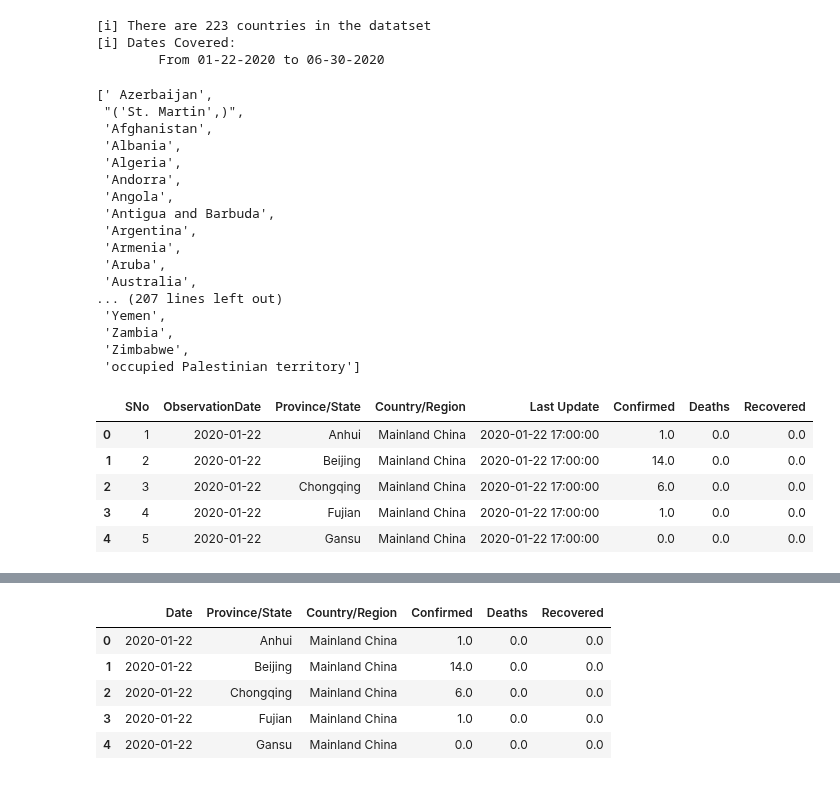
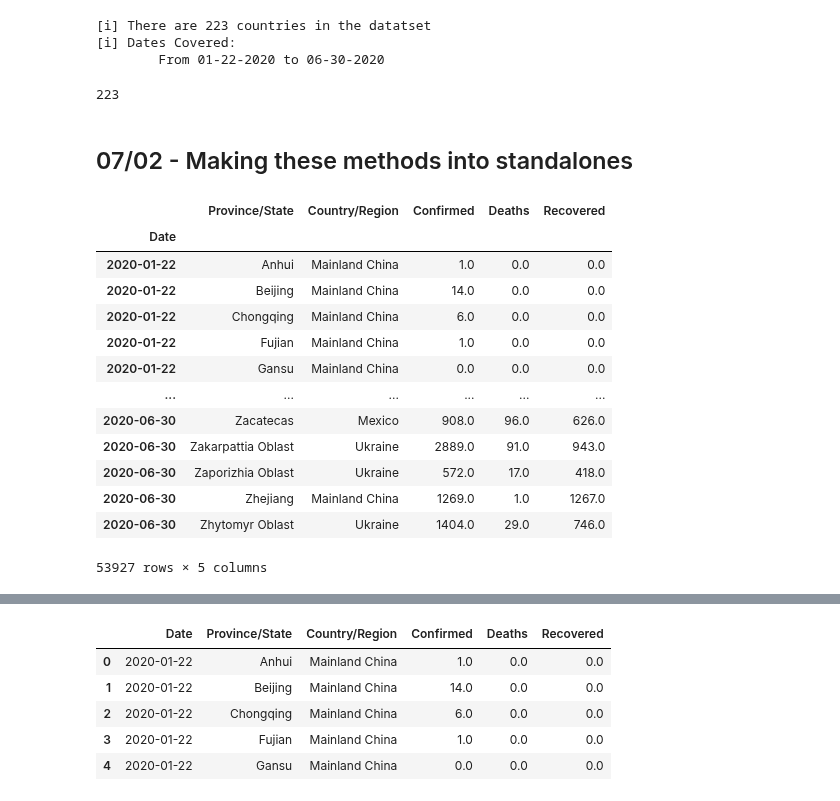
Before and after one commit to jirvingphd/playing-with-coronavirus-data, a Jupyter notebook: coronavirus-v2-post-classes.ipynb, the cells around one changed output, grey strips where cells are left out. Drawn from its saved outputs; the diff is of its cells as text; code cells hidden in the pictures.

```diff
--- a/coronavirus-v2-post-classes.ipynb
+++ b/coronavirus-v2-post-classes.ipynb
@@ -106,22 +106,6 @@ corona = CoronaData(verbose=True,run_workflow=True)
 # %%
 df_world = corona.df.copy()
 countries = list(df_world.groupby('Country/Region').groups.keys())
-countries
+len(countries)
 # %% [output]
-[' Azerbaijan',
- "('St. Martin',)",
- 'Afghanistan',
- 'Albania',
- 'Algeria',
- 'Andorra',
- 'Angola',
- 'Antigua and Barbuda',
- 'Argentina',
- 'Armenia',
- 'Aruba',
- 'Australia',
-... (207 lines left out)
- 'Yemen',
- 'Zambia',
- 'Zimbabwe',
- 'occupied Palestinian territory']
+223
@@ -131,9 +112,2 @@ for country in countries:
-# %%
-corona.raw_df.head()
-# %% [output]
-|  | SNo | ObservationDate | Province/State | Country/Region | Last Update | Confirmed | Deaths | Recovered |
-| 0 | 1 | 2020-01-22 | Anhui | Mainland China | 2020-01-22 17:00:00 | 1.0 | 0.0 | 0.0 |
-| 1 | 2 | 2020-01-22 | Beijing | Mainland China | 2020-01-22 17:00:00 | 14.0 | 0.0 | 0.0 |
-| 2 | 3 | 2020-01-22 | Chongqing | Mainland China | 2020-01-22 17:00:00 | 6.0 | 0.0 | 0.0 |
-| 3 | 4 | 2020-01-22 | Fujian | Mainland China | 2020-01-22 17:00:00 | 1.0 | 0.0 | 0.0 |
-| 4 | 5 | 2020-01-22 | Gansu | Mainland China | 2020-01-22 17:00:00 | 0.0 | 0.0 | 0.0 |
+# %% [markdown]
+## 07/02 - Making these methods into standalones
@@ -139,0 +178,18 @@ corona.raw_df.head()
+# %%
+ts_world = set_datetime_index(df_world)
+ts_world
+# %% [output]
+|  | Province/State | Country/Region | Confirmed | Deaths | Recovered |
+| Date |  |  |  |  |  |
+| 2020-01-22 | Anhui | Mainland China | 1.0 | 0.0 | 0.0 |
+| 2020-01-22 | Beijing | Mainland China | 14.0 | 0.0 | 0.0 |
+| 2020-01-22 | Chongqing | Mainland China | 6.0 | 0.0 | 0.0 |
+| 2020-01-22 | Fujian | Mainland China | 1.0 | 0.0 | 0.0 |
+| 2020-01-22 | Gansu | Mainland China | 0.0 | 0.0 | 0.0 |
+| ... | ... | ... | ... | ... | ... |
+| 2020-06-30 | Zacatecas | Mexico | 908.0 | 96.0 | 626.0 |
+| 2020-06-30 | Zakarpattia Oblast | Ukraine | 2889.0 | 91.0 | 943.0 |
+| 2020-06-30 | Zaporizhia Oblast | Ukraine | 572.0 | 17.0 | 418.0 |
+| 2020-06-30 | Zhejiang | Mainland China | 1269.0 | 1.0 | 1267.0 |
+| 2020-06-30 | Zhytomyr Oblast | Ukraine | 1404.0 | 29.0 | 746.0 |
+53927 rows × 5 columns
```
Also changed, not shown: parts of 8 cells of this notebook, 1 other file.
